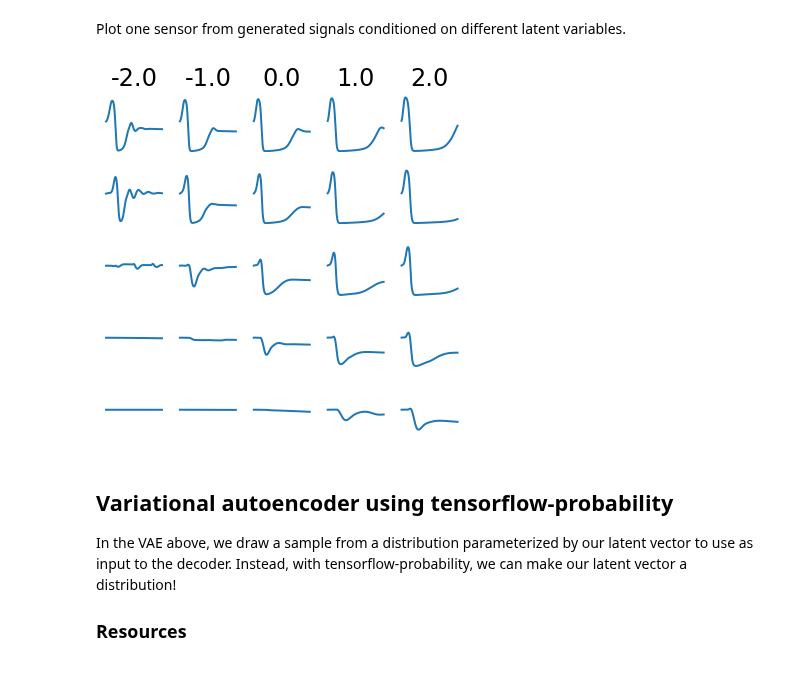
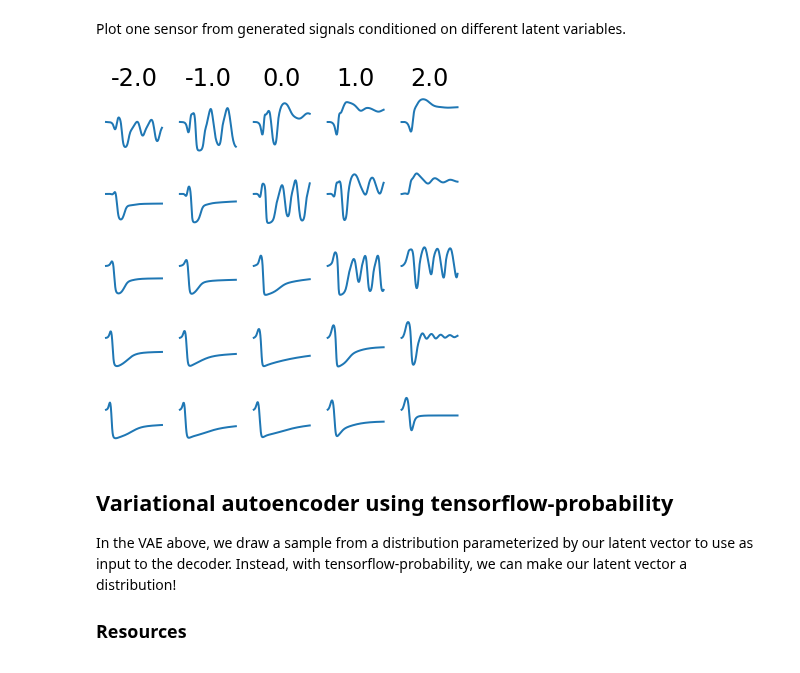
Before and after one commit to SachsLab/IntracranialNeurophysDL, a Jupyter notebook: notebooks/06_03_DisentangledSequentialAE_TFP.ipynb, the cells around one changed output. Saved outputs shown, nothing was run; the diff lists cells and outputs as text; code cells hidden in the pictures.

```diff
--- a/notebooks/06_03_DisentangledSequentialAE_TFP.ipynb
+++ b/notebooks/06_03_DisentangledSequentialAE_TFP.ipynb
@@ -475,31 +495,31 @@ True
 Plot one sensor from generated signals conditioned on different latent variables.
 # %%
 N_GRID = 5
-dim_idx = [3, 7]
+dim_idx = [1, 3]
 sensor_ix = 16
 samp_amp = 2.0
 
 d0 = np.linspace(-samp_amp, samp_amp, N_GRID)
 d1 = np.linspace(-samp_amp, samp_amp, N_GRID)
 v0, v1 = np.meshgrid(d0, d1)
 
 for pl_ix in range(N_GRID**2):
-    latent = np.zeros((1, LATENT_DIM))
+    latent = np.zeros((1, LATENT_DIM), dtype=np.float32)
     latent[0, dim_idx[0]] = v0.flatten()[pl_ix]
     latent[0, dim_idx[1]] = v1.flatten()[pl_ix]
     gen_data = decode_model(latent).numpy()[0]
 
     plt.subplot(N_GRID, N_GRID, pl_ix + 1)
     plt.plot(gen_data[:, sensor_ix])
     plt.axis('off')
     plt.ylim([-1, 1])
 
 #     if (pl_ix + 1) % N_GRID == 1:
 #         plt.ylabel(f"{latent[0, dim_idx[1]]:.1f}")
     if pl_ix < N_GRID:
         plt.title(f"{latent[0, dim_idx[0]]:.1f}")
 # %% [output]
-[figure, old version]
+[figure, new version]
 # %% [markdown]
 ## Variational autoencoder using tensorflow-probability
 
```
Also changed, not shown: parts of 14 cells of this notebook, 1 other file.
